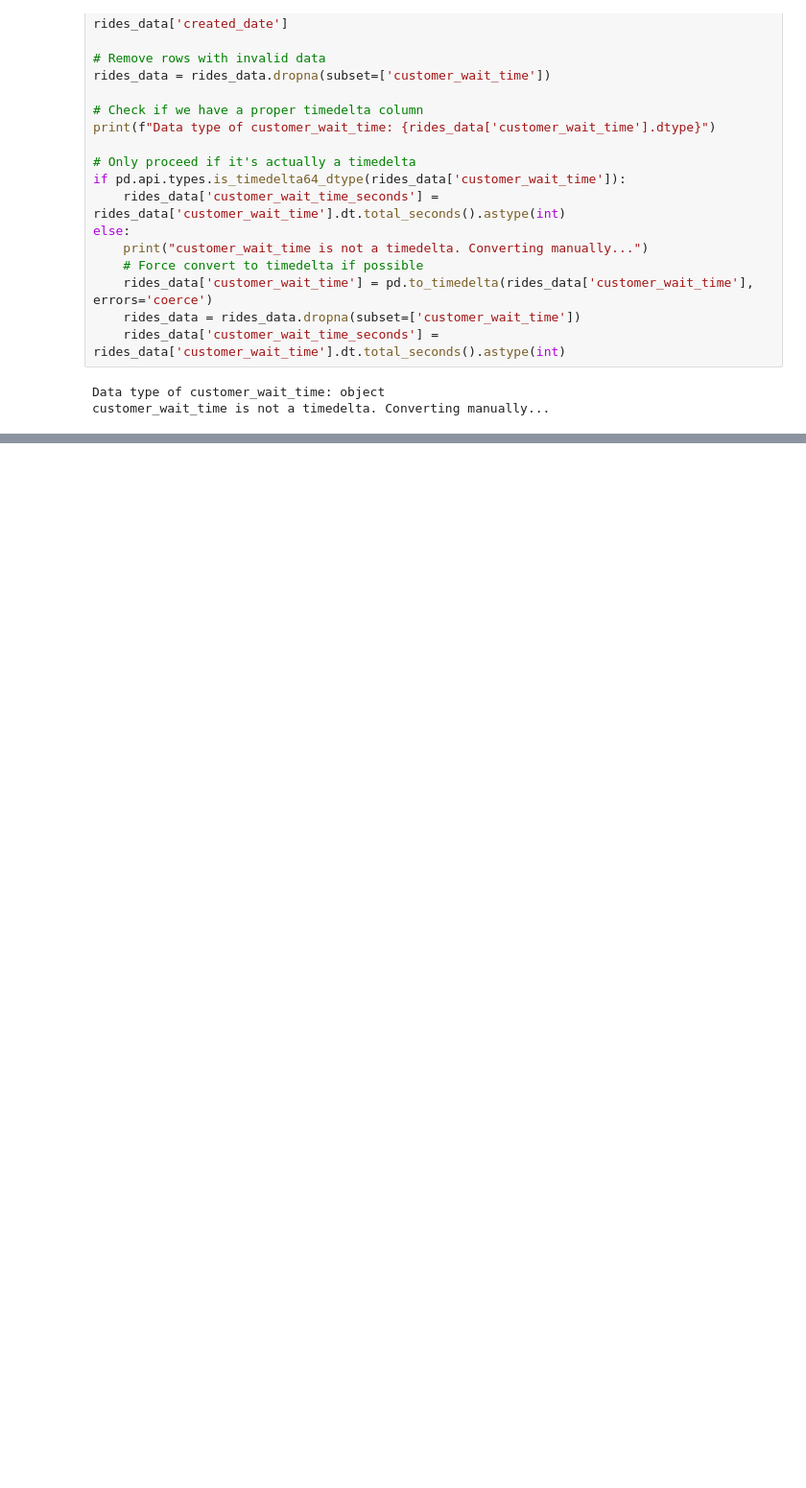
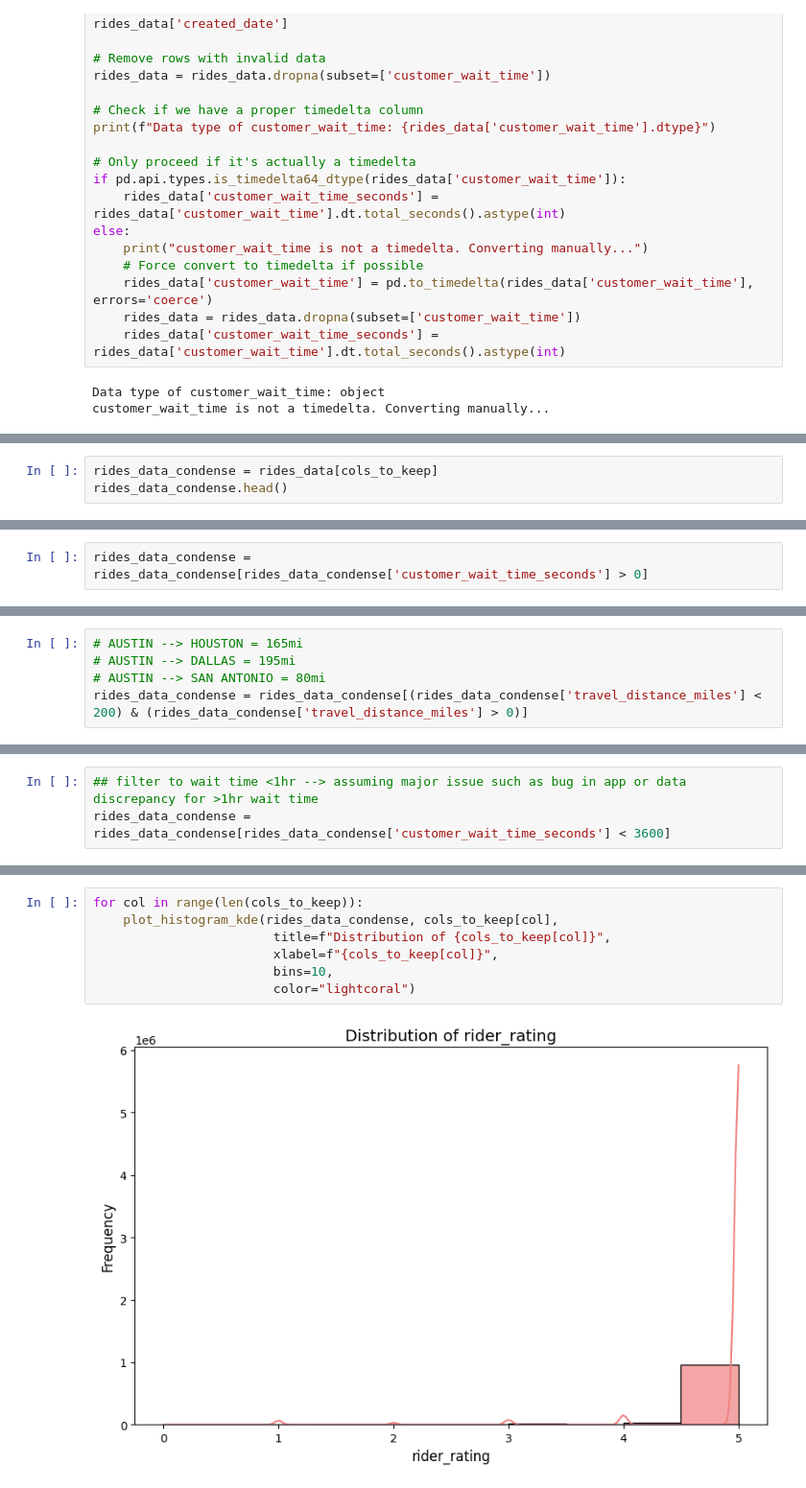
Before and after one commit to nossyd/ML-projects, a Jupyter notebook: predict-customer-wait-time/austin-rideshare-data-eda.ipynb, the cells around one changed output, grey strips where cells are left out. Shown: that part at 96% size. Saved outputs shown, nothing was run; the diff lists cells and outputs as text; blank space fills up the shorter version.

```diff
--- a/predict-customer-wait-time/austin-rideshare-data-eda.ipynb
+++ b/predict-customer-wait-time/austin-rideshare-data-eda.ipynb
@@ -192,0 +222,3 @@ memory usage: 374.6+ MB
+# %%
+rides_data_condense = rides_data[cols_to_keep]
+rides_data_condense.head()
@@ -192,0 +244,2 @@ memory usage: 374.6+ MB
+# %%
+rides_data_condense = rides_data_condense[rides_data_condense['customer_wait_time_seconds'] > 0]
@@ -192,0 +277,5 @@ memory usage: 374.6+ MB
+# %%
+# AUSTIN --> HOUSTON = 165mi
+# AUSTIN --> DALLAS = 195mi
+# AUSTIN --> SAN ANTONIO = 80mi
+rides_data_condense = rides_data_condense[(rides_data_condense['travel_distance_miles'] < 200) & (rides_data_condense['travel_distance_miles'] > 0)]
@@ -192,0 +313,3 @@ memory usage: 374.6+ MB
+# %%
+## filter to wait time <1hr --> assuming major issue such as bug in app or data discrepancy for >1hr wait time
+rides_data_condense = rides_data_condense[rides_data_condense['customer_wait_time_seconds'] < 3600]
@@ -192,0 +328,9 @@ memory usage: 374.6+ MB
+# %%
+for col in range(len(cols_to_keep)):
+    plot_histogram_kde(rides_data_condense, cols_to_keep[col],
+                        title=f"Distribution of {cols_to_keep[col]}",
+                        xlabel=f"{cols_to_keep[col]}",
+                        bins=10,
+                        color="lightcoral")
+# %% [output]
+[figure, added]
```
Also changed, not shown: parts of 17 cells of this notebook, 1 other file.
